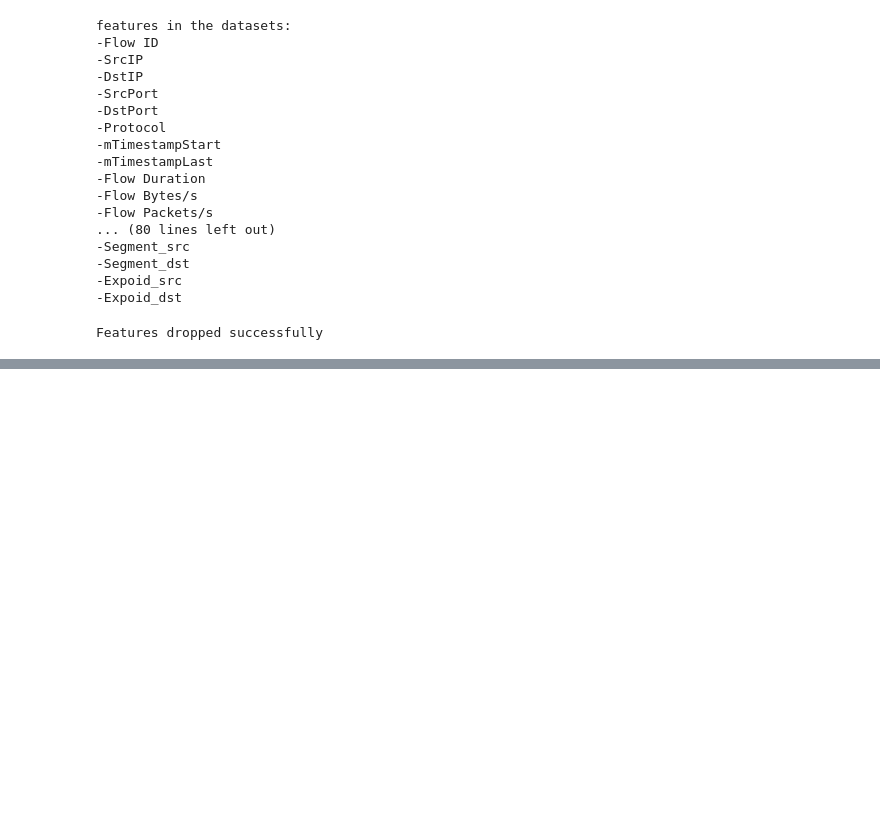
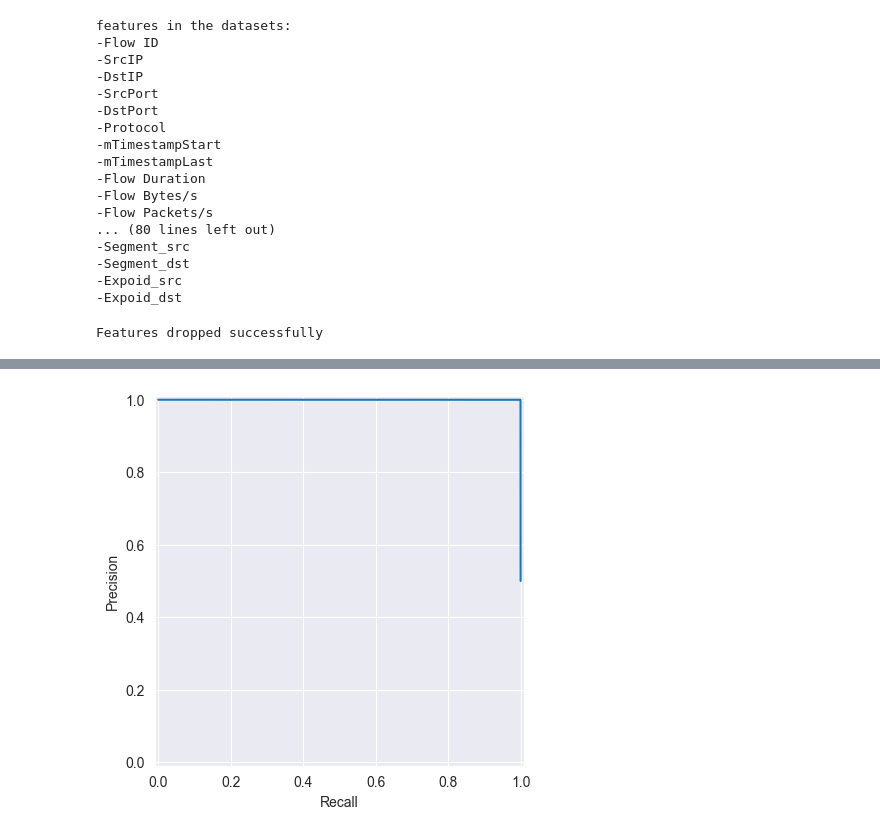
Before and after one commit to parpinte/Locked-Shields, a Jupyter notebook: Test.ipynb, the cells around one changed output, grey strips where cells are left out. Drawn from its saved outputs; the diff is of its cells as text; code cells hidden in the pictures; blank space fills up the shorter version.

```diff
--- a/Test.ipynb
+++ b/Test.ipynb
@@ -166,0 +710,4 @@ print(data.y.shape)
+# %%
+ml.plot_precision_recall_curve(dataset='test')
+# %% [output]
+[figure, added]
```
Also changed, not shown: parts of 24 cells of this notebook.
